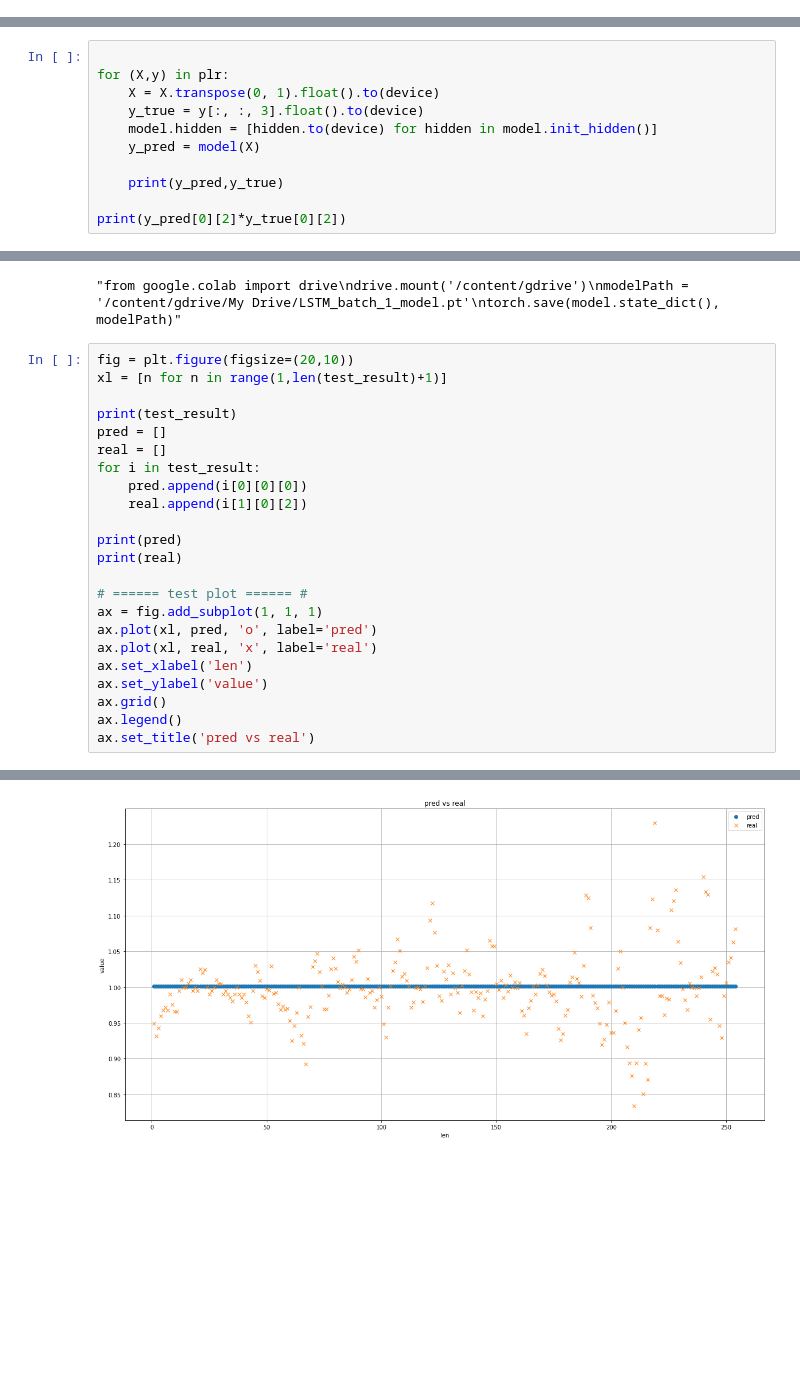
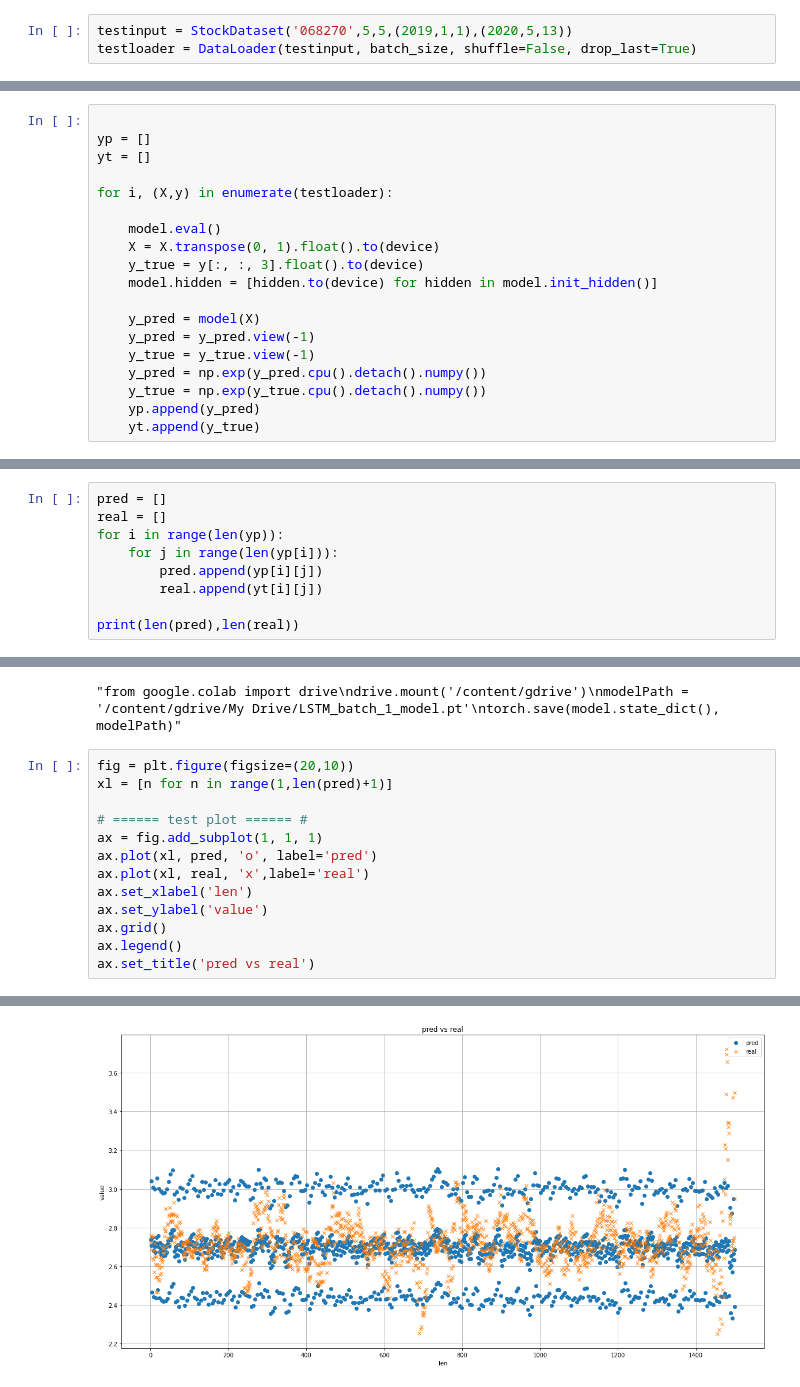
Before and after one commit to cjssla1/projectJucker, a Jupyter notebook: Code/김경중/LSTM/lstm_Train.ipynb, the cells around one changed output, grey strips where cells are left out. Drawn from its saved outputs; the diff is of its cells as text; blank space fills up the shorter version.

```diff
--- a/Code/김경중/LSTM/lstm_Train.ipynb
+++ b/Code/김경중/LSTM/lstm_Train.ipynb
@@ -302,0 +294,3 @@ plr = DataLoader(testset,batch_size,shuffle=True)
+# %%
+testinput = StockDataset('068270',5,5,(2019,1,1),(2020,5,13))
+testloader = DataLoader(testinput, batch_size, shuffle=False, drop_last=True)
@@ -303,11 +305,19 @@ plr = DataLoader(testset,batch_size,shuffle=True)
 # %%
 
-for (X,y) in plr:
+yp = []
+yt = []
+
+for i, (X,y) in enumerate(testloader):
+
+    model.eval()
     X = X.transpose(0, 1).float().to(device)
     y_true = y[:, :, 3].float().to(device)
     model.hidden = [hidden.to(device) for hidden in model.init_hidden()]
+
     y_pred = model(X)
-
-    print(y_pred,y_true)
-
-print(y_pred[0][2]*y_true[0][2])
+    y_pred = y_pred.view(-1)
+    y_true = y_true.view(-1)
+    y_pred = np.exp(y_pred.cpu().detach().numpy())
+    y_true = np.exp(y_true.cpu().detach().numpy())
+    yp.append(y_pred)
+    yt.append(y_true)
@@ -316,0 +324,9 @@ tensor(54162.2812, device='cuda:0', grad_fn=<MulBackward0>)
+# %%
+pred = []
+real = []
+for i in range(len(yp)):
+    for j in range(len(yp[i])):
+        pred.append(yp[i][j])
+        real.append(yt[i][j])
+
+print(len(pred),len(real))
@@ -323,22 +341,12 @@ torch.save(model.state_dict(), modelPath)'''
 "from google.colab import drive\ndrive.mount('/content/gdrive')\nmodelPath = '/content/gdrive/My Drive/LSTM_batch_1_model.pt'\ntorch.save(model.state_dict(), modelPath)"
 # %%
 fig = plt.figure(figsize=(20,10))
-xl = [n for n in range(1,len(test_result)+1)]
-
-print(test_result)
-pred = []
-real = []
-for i in test_result:
-    pred.append(i[0][0][0])
-    real.append(i[1][0][2])
-
-print(pred)
-print(real)
+xl = [n for n in range(1,len(pred)+1)]
 
 # ====== test plot ====== #
 ax = fig.add_subplot(1, 1, 1)
 ax.plot(xl, pred, 'o', label='pred')
-ax.plot(xl, real, 'x', label='real')
+ax.plot(xl, real, 'x',label='real')
 ax.set_xlabel('len')
 ax.set_ylabel('value')
 ax.grid()
@@ -352 +357 @@ Text(0.5, 1.0, 'pred vs real')
-[figure, old version]
+[figure, new version]
```
Also changed, not shown: parts of 14 cells of this notebook.
